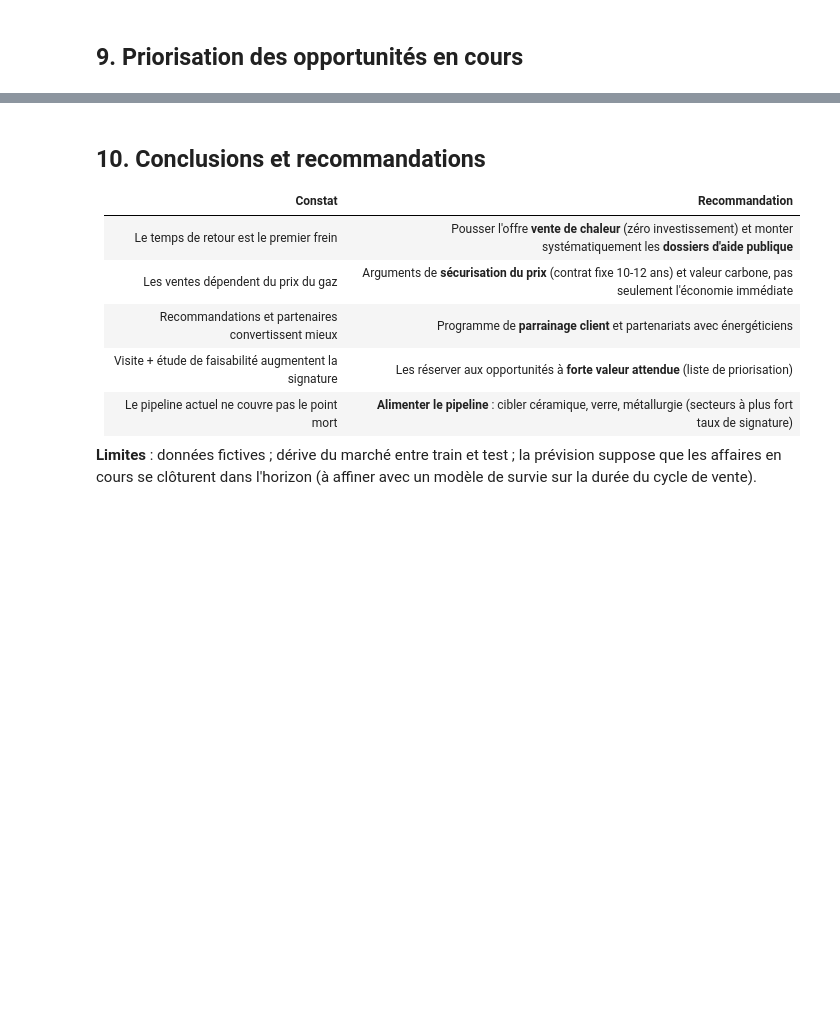
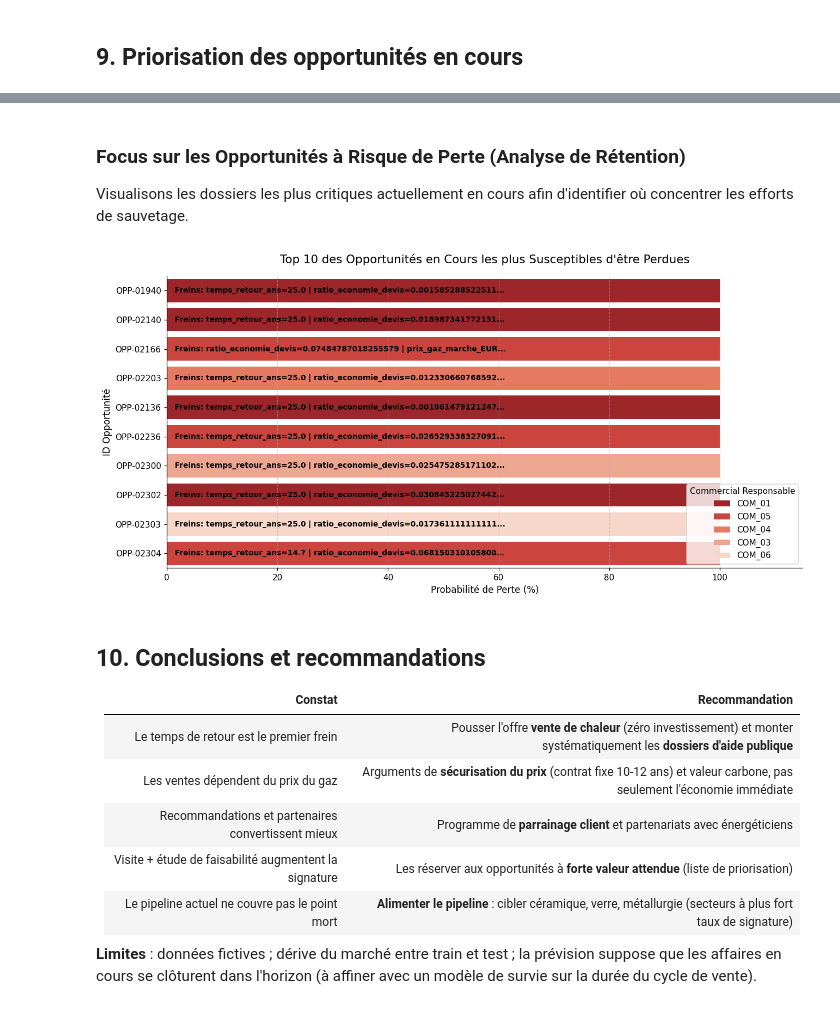
Before and after one commit to Cheikhcisse1/projet_FN, a Jupyter notebook: EcoTechCeram_analyse_predictive.ipynb, the cells around one changed output, grey strips where cells are left out. Saved outputs shown, nothing was run; the diff lists cells and outputs as text; code cells hidden in the pictures; blank space fills up the shorter version.

```diff
--- a/EcoTechCeram_analyse_predictive.ipynb
+++ b/EcoTechCeram_analyse_predictive.ipynb
@@ -515,3 +588,20 @@ prio.head(10)
 | 67 | OPP-02367 | Carrières | COM_05 | 4084000.0 | 0.286 | 1166857.0 | prix_gaz_marche_EUR_MWh=45.6 | co... | ... |
 | 76 | OPP-02383 | Agroalimentaire | COM_05 | 2716000.0 | 0.417 | 1131667.0 | prix_gaz_marche_EUR_MWh=41.3 | ai... | ... |
 | 51 | OPP-02335 | Métallurgie | COM_06 | 1090000.0 | 0.867 | 944667.0 | prix_gaz_marche_EUR_MWh=40.0 | et... | ... |
+# %%
+# Calcul de la probabilité de départ/perte (1 - probabilité de signature)
+en_cours["proba_perte"] = 1 - p_ec
+
+# Création d'un tableau d'alerte pour cibler les clients à fort risque de départ/perte
+churn_risk = pd.DataFrame({
+    "id_opportunite": en_cours["id_opportunite"].values,
+    "secteur": en_cours["secteur"].values,
+    "montant_devis_EUR": en_cours["montant_devis_EUR"].values,
+    "proba_perte": en_cours["proba_perte"].round(3),
+    "commercial": en_cours["commercial"].values,
+    "principaux_freins": [resume(k, -1) for k in range(len(en_cours))]
+}).sort_values("proba_perte", ascending=False)
+
+# Affichage des 10 clients / opportunités les plus à risque
+print("=== TOP 10 DES CLIENTS / OPPORTUNITÉS À FORT RISQUE DE PERTE (CHURN) ===")
+display(churn_risk.head(10))
@@ -518,3 +621,49 @@ prio.head(10)
+# %% [markdown]
+### Focus sur les Opportunités à Risque de Perte (Analyse de Rétention)
+Visualisons les dossiers les plus critiques actuellement en cours afin d'identifier où concentrer les efforts de sauvetage.
+# %%
+import seaborn as sns
+
+# Sélectionner le top 10 des opportunités avec le plus grand risque de perte
+top_risque = churn_risk.head(10).copy()
+
+plt.figure(figsize=(12, 6))
+# Créer un graphique à barres horizontales
+sns.barplot(
+    x=top_risque["proba_perte"] * 100,
+    y=top_risque["id_opportunite"],
+    hue=top_risque["commercial"],
+    palette="Reds_r",
+    dodge=False
+)
+
+# Ajouter les étiquettes de texte pour afficher les freins directement sur le graphique
+for i, (idx, row) in enumerate(top_risque.iterrows()):
+    freins_text = row["principaux_freins"]
+    # Tronquer le texte si trop long pour l'affichage
+    if len(freins_text) > 65:
+        freins_text = freins_text[:62] + "..."
+    plt.text(
+        x=1,
+        y=i,
+        s=f" Freins: {freins_text}",
+        va='center',
+        ha='left',
+        fontsize=9,
+        color='black',
+        weight='bold'
+    )
+
+plt.title("Top 10 des Opportunités en Cours les plus Susceptibles d'être Perdues", fontsize=14, pad=15)
+plt.xlabel("Probabilité de Perte (%)", fontsize=11)
+plt.ylabel("ID Opportunité", fontsize=11)
+plt.xlim(0, 115) # Laisser de l'espace à droite pour les annotations de freins
+plt.legend(title="Commercial Responsable", loc="lower right")
+plt.grid(axis='x', linestyle='--', alpha=0.5)
+plt.tight_layout()
+plt.show()
+# %% [output]
+[figure, added]
 # %% [markdown]
 ## 10. Conclusions et recommandations
 
```
Also changed, not shown: parts of 8 cells of this notebook.
